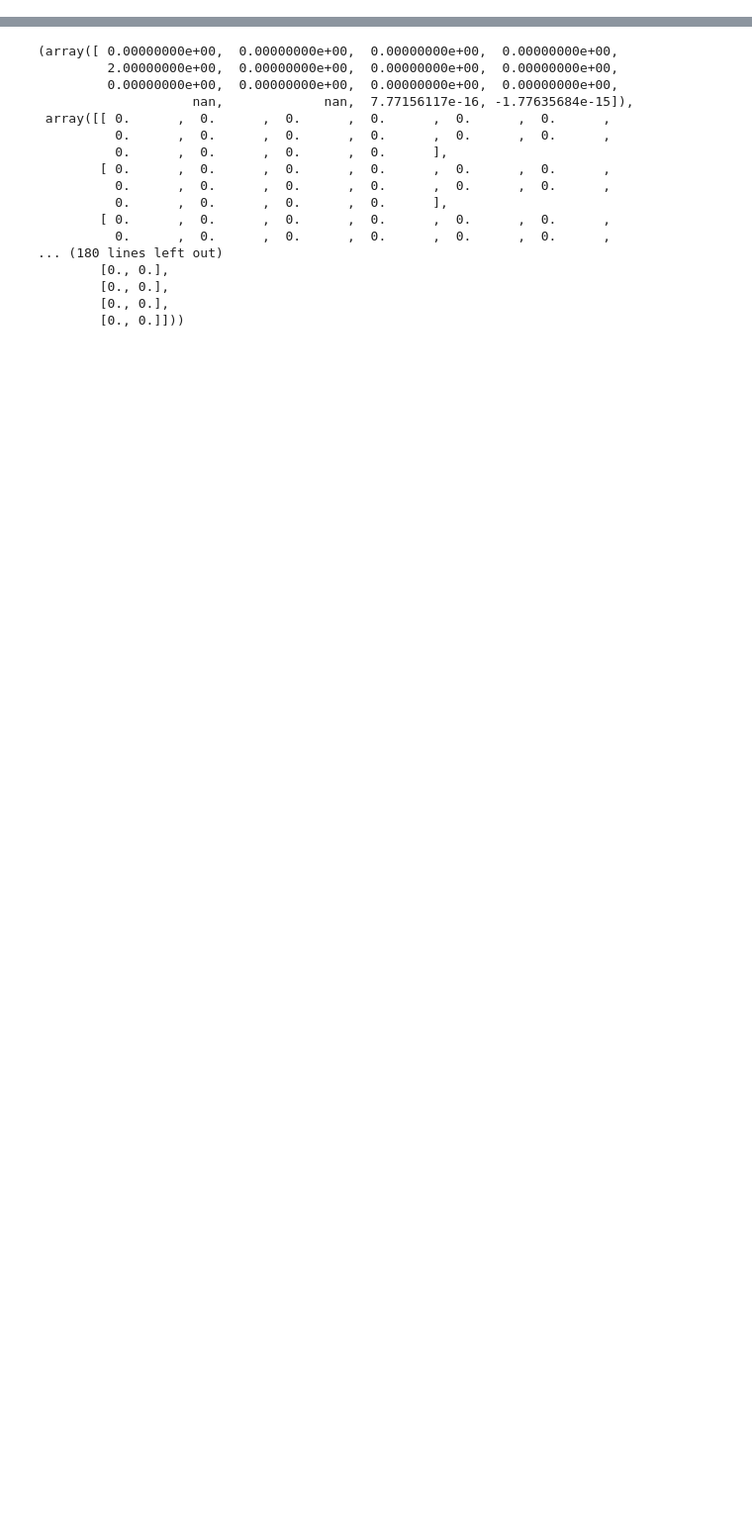
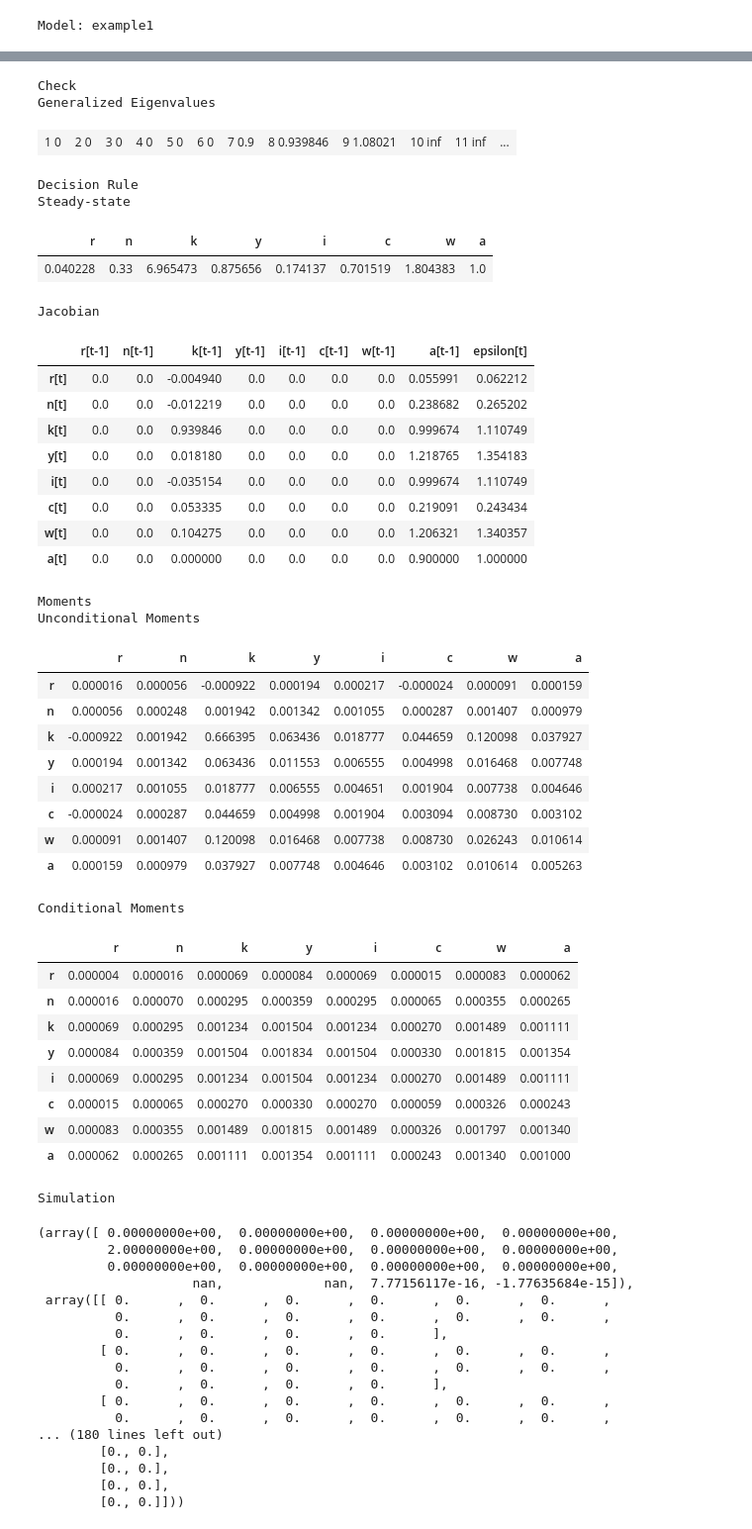
Before and after one commit to EconForge/jupyterlab-dyno, a Jupyter notebook: examples/Untitled.ipynb, the cells around one changed output, grey strips where cells are left out. Shown at 99% size. Cells and saved outputs as stored; diff of their text form; code cells hidden in the pictures; blank space fills up the shorter version.

```diff
--- a/examples/Untitled.ipynb
+++ b/examples/Untitled.ipynb
@@ -3,2 +3,6 @@ from dyno.dynofile import LDynoModel as DynoModel
 # %%
-model = DynoModel("ICAI/partial.dyno")
+model = DynoModel("example1.dyno")
+# %%
+model.run()
+# %% [output]
+Model: example1
@@ -5,3 +14,42 @@ model = DynoModel("ICAI/partial.dyno")
+Check
+Generalized Eigenvalues
+| 1 0 | 2 0 | 3 0 | 4 0 | 5 0 | 6 0 | 7 0.9 | 8 0.939846 | 9 1.08021 | 10 inf | 11 inf | ... |
+Decision Rule
+Steady-state
+| r | n | k | y | i | c | w | a |
+| 0.040228 | 0.33 | 6.965473 | 0.875656 | 0.174137 | 0.701519 | 1.804383 | 1.0 |
+Jacobian
+|  | r[t-1] | n[t-1] | k[t-1] | y[t-1] | i[t-1] | c[t-1] | w[t-1] | a[t-1] | epsilon[t] |
+| r[t] | 0.0 | 0.0 | -0.004940 | 0.0 | 0.0 | 0.0 | 0.0 | 0.055991 | 0.062212 |
+| n[t] | 0.0 | 0.0 | -0.012219 | 0.0 | 0.0 | 0.0 | 0.0 | 0.238682 | 0.265202 |
+| k[t] | 0.0 | 0.0 | 0.939846 | 0.0 | 0.0 | 0.0 | 0.0 | 0.999674 | 1.110749 |
+| y[t] | 0.0 | 0.0 | 0.018180 | 0.0 | 0.0 | 0.0 | 0.0 | 1.218765 | 1.354183 |
+| i[t] | 0.0 | 0.0 | -0.035154 | 0.0 | 0.0 | 0.0 | 0.0 | 0.999674 | 1.110749 |
+| c[t] | 0.0 | 0.0 | 0.053335 | 0.0 | 0.0 | 0.0 | 0.0 | 0.219091 | 0.243434 |
+| w[t] | 0.0 | 0.0 | 0.104275 | 0.0 | 0.0 | 0.0 | 0.0 | 1.206321 | 1.340357 |
+| a[t] | 0.0 | 0.0 | 0.000000 | 0.0 | 0.0 | 0.0 | 0.0 | 0.900000 | 1.000000 |
+Moments
+Unconditional Moments
+|  | r | n | k | y | i | c | w | a |
+| r | 0.000016 | 0.000056 | -0.000922 | 0.000194 | 0.000217 | -0.000024 | 0.000091 | 0.000159 |
+| n | 0.000056 | 0.000248 | 0.001942 | 0.001342 | 0.001055 | 0.000287 | 0.001407 | 0.000979 |
+| k | -0.000922 | 0.001942 | 0.666395 | 0.063436 | 0.018777 | 0.044659 | 0.120098 | 0.037927 |
+| y | 0.000194 | 0.001342 | 0.063436 | 0.011553 | 0.006555 | 0.004998 | 0.016468 | 0.007748 |
+| i | 0.000217 | 0.001055 | 0.018777 | 0.006555 | 0.004651 | 0.001904 | 0.007738 | 0.004646 |
+| c | -0.000024 | 0.000287 | 0.044659 | 0.004998 | 0.001904 | 0.003094 | 0.008730 | 0.003102 |
+| w | 0.000091 | 0.001407 | 0.120098 | 0.016468 | 0.007738 | 0.008730 | 0.026243 | 0.010614 |
+| a | 0.000159 | 0.000979 | 0.037927 | 0.007748 | 0.004646 | 0.003102 | 0.010614 | 0.005263 |
+Conditional Moments
+|  | r | n | k | y | i | c | w | a |
+| r | 0.000004 | 0.000016 | 0.000069 | 0.000084 | 0.000069 | 0.000015 | 0.000083 | 0.000062 |
+| n | 0.000016 | 0.000070 | 0.000295 | 0.000359 | 0.000295 | 0.000065 | 0.000355 | 0.000265 |
+| k | 0.000069 | 0.000295 | 0.001234 | 0.001504 | 0.001234 | 0.000270 | 0.001489 | 0.001111 |
+| y | 0.000084 | 0.000359 | 0.001504 | 0.001834 | 0.001504 | 0.000330 | 0.001815 | 0.001354 |
+| i | 0.000069 | 0.000295 | 0.001234 | 0.001504 | 0.001234 | 0.000270 | 0.001489 | 0.001111 |
+| c | 0.000015 | 0.000065 | 0.000270 | 0.000330 | 0.000270 | 0.000059 | 0.000326 | 0.000243 |
+| w | 0.000083 | 0.000355 | 0.001489 | 0.001815 | 0.001489 | 0.000326 | 0.001797 | 0.001340 |
+| a | 0.000062 | 0.000265 | 0.001111 | 0.001354 | 0.001111 | 0.000243 | 0.001340 | 0.001000 |
+Simulation
 # %%
 model.jacobians
 # %% [output]
```
Also changed, not shown: parts of 2 cells of this notebook, 9 other files.
